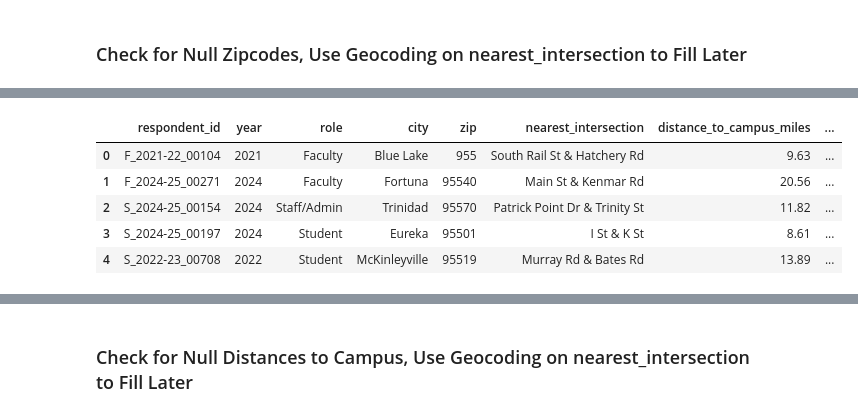
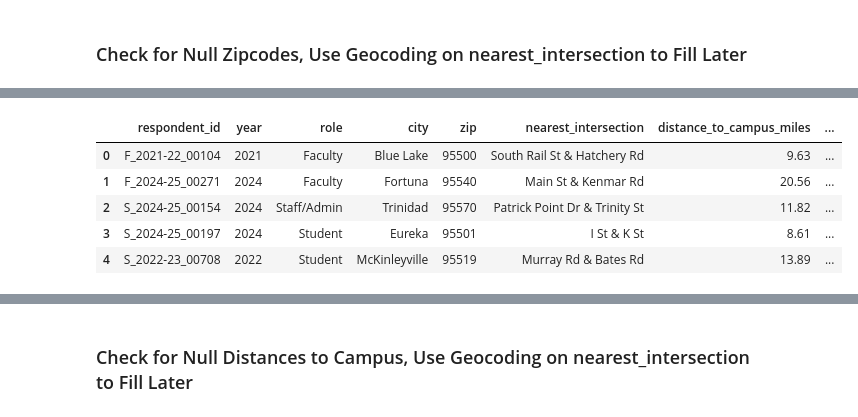
Before and after one commit to toritotony/311-projects, a Jupyter notebook: project2/data/pipeline/data_pipeline.ipynb, the cells around one changed output, grey strips where cells are left out. Drawn from its saved outputs; the diff is of its cells as text; code cells hidden in the pictures.

```diff
--- a/project2/data/pipeline/data_pipeline.ipynb
+++ b/project2/data/pipeline/data_pipeline.ipynb
@@ -95,3 +94,13 @@ null_zip.head()
 # %%
 null_zip.loc[:, 'zip'] = '00000'
 df.update(null_zip)
+df.loc[df.zip == 'invalid', 'zip'] = '00000'
+df['zip'] = df['zip'].astype(str).str.ljust(5, fillchar='0').astype(float).astype(int)
+df.head()
+# %% [output]
+|  | respondent_id | year | role | city | zip | nearest_intersection | distance_to_campus_miles | ... |
+| 0 | F_2021-22_00104 | 2021 | Faculty | Blue Lake | 95500 | South Rail St & Hatchery Rd | 9.63 | ... |
+| 1 | F_2024-25_00271 | 2024 | Faculty | Fortuna | 95540 | Main St & Kenmar Rd | 20.56 | ... |
+| 2 | S_2024-25_00154 | 2024 | Staff/Admin | Trinidad | 95570 | Patrick Point Dr & Trinity St | 11.82 | ... |
+| 3 | S_2024-25_00197 | 2024 | Student | Eureka | 95501 | I St & K St | 8.61 | ... |
+| 4 | S_2022-23_00708 | 2022 | Student | McKinleyville | 95519 | Murray Rd & Bates Rd | 13.89 | ... |
@@ -100,10 +106,0 @@ df.loc[df.zip == 'invalid', 'zip'] = '00000'
-# %%
-df['zip'] = df['zip'].astype(str).str.replace(r'\.0$', '', regex=True).str.zfill(5).astype(int)
-df.head()
-# %% [output]
-|  | respondent_id | year | role | city | zip | nearest_intersection | distance_to_campus_miles | ... |
-| 0 | F_2021-22_00104 | 2021 | Faculty | Blue Lake | 955 | South Rail St & Hatchery Rd | 9.63 | ... |
-| 1 | F_2024-25_00271 | 2024 | Faculty | Fortuna | 95540 | Main St & Kenmar Rd | 20.56 | ... |
-| 2 | S_2024-25_00154 | 2024 | Staff/Admin | Trinidad | 95570 | Patrick Point Dr & Trinity St | 11.82 | ... |
-| 3 | S_2024-25_00197 | 2024 | Student | Eureka | 95501 | I St & K St | 8.61 | ... |
-| 4 | S_2022-23_00708 | 2022 | Student | McKinleyville | 95519 | Murray Rd & Bates Rd | 13.89 | ... |
```
Also changed, not shown: parts of 30 cells of this notebook.
